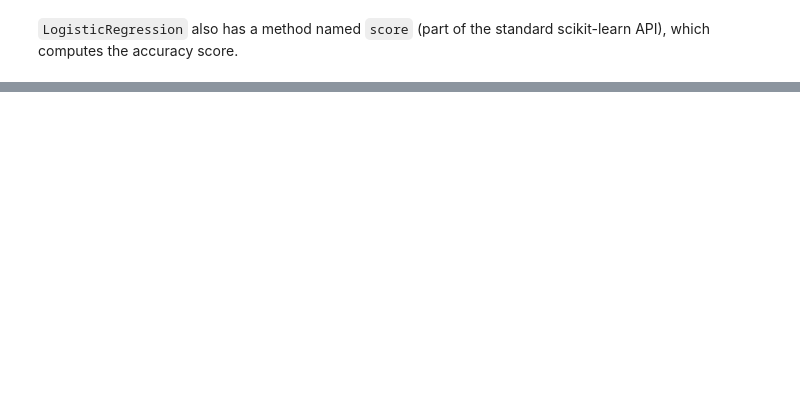
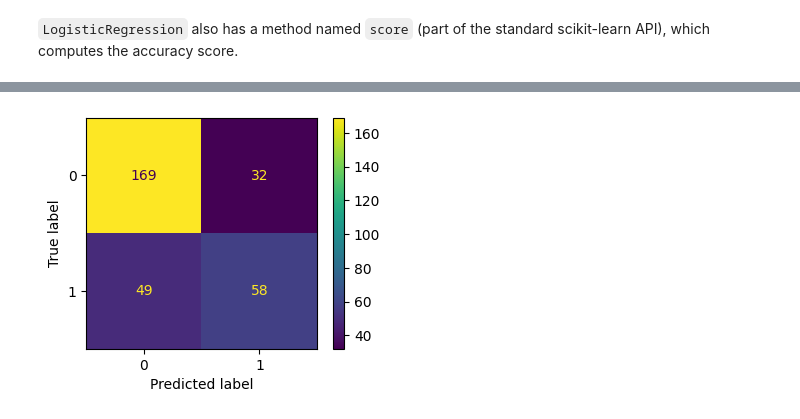
Before and after one commit to HassanAlgoz/machine-learning-python, a Jupyter notebook: content/modules/M4/lessons/03_classification_metrics.ipynb, the cells around one changed output, grey strips where cells are left out. Cells and saved outputs as stored; diff of their text form; code cells hidden in the pictures; blank space fills up the shorter version.

Commit message:
focus on classificaiton metrics, threshold and probability calibration lessons

```diff
--- a/content/modules/M4/lessons/03_classification_metrics.ipynb
+++ b/content/modules/M4/lessons/03_classification_metrics.ipynb
@@ -48 +57,5 @@ plt.tight_layout()
+# %%
+# The target contains 'tested_positive' and 'tested_negative'.
+# We map 'tested_positive' to 1 (the class where False Negatives occur).
+y = (y == 'tested_positive').astype(int)
 # %% [markdown]
@@ -52,12 +63,11 @@ To focus on the metrics presentation, we will only use a single split instead of
 # %%
 from sklearn.model_selection import train_test_split
 
-data_train, data_test, target_train, target_test = train_test_split(
-    data,
-    target,
-    shuffle=True,
-    random_state=0,
-    test_size=0.5,
+X_train, X_test, y_train, y_test = train_test_split(
+    X, y,
+    stratify=y,
+    random_state=42,
+    test_size=0.4
 )
 # %% [markdown]
  We will use a logistic regression classifier as a base model. We will train the model on the train set, and later use the test set to compute the different classification metric.
@@ -375,0 +144,7 @@ _ = fig.suptitle("PR and ROC curves")
+# %%
+from sklearn.metrics import ConfusionMatrixDisplay
+
+fig, ax = plt.subplots(figsize=(4, 3))
+ConfusionMatrixDisplay.from_estimator(classifier, X_test, y_test, ax=ax);
+# %% [output]
+[figure, added]
```
Also changed, not shown: parts of 97 cells of this notebook, 6 other files.
